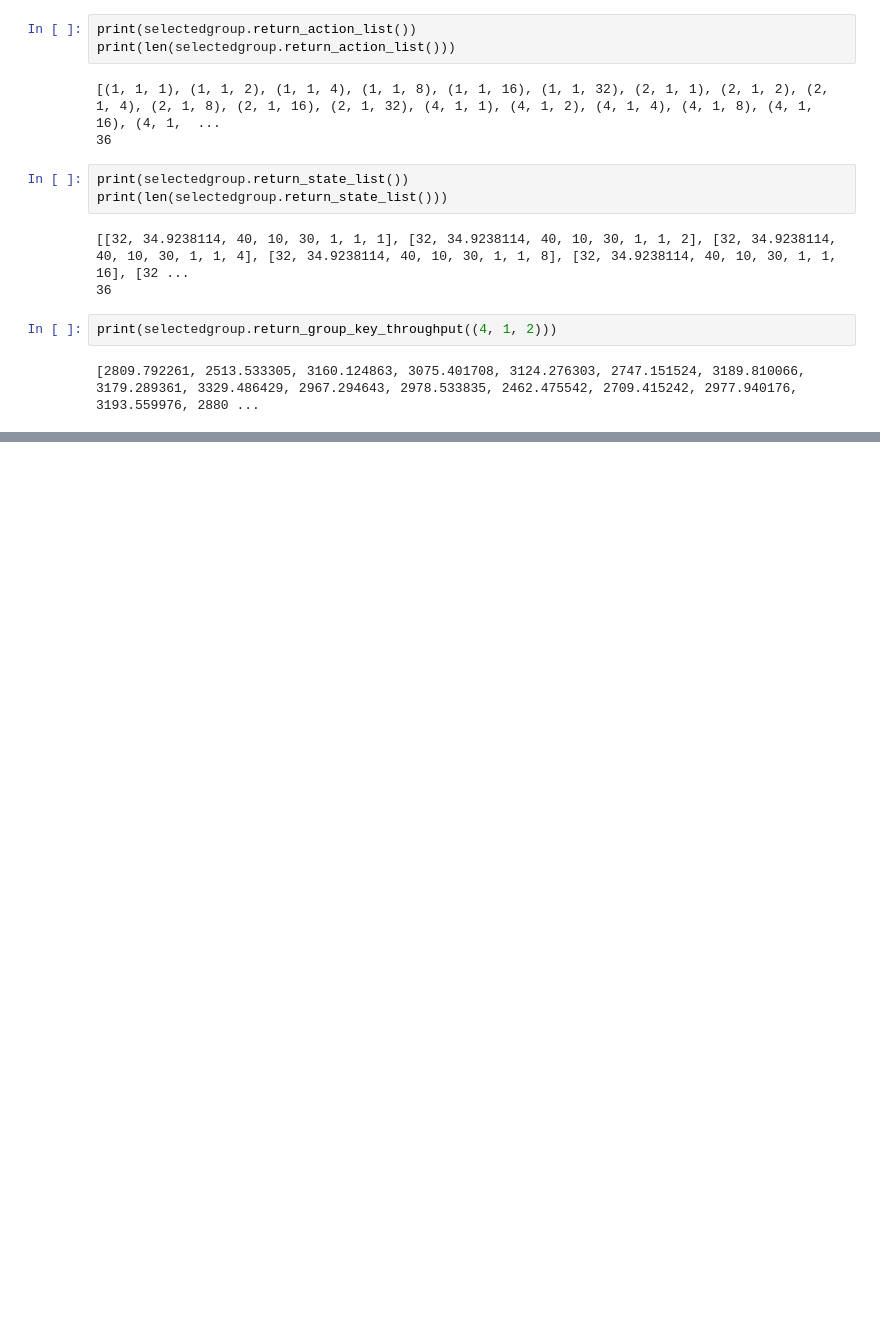
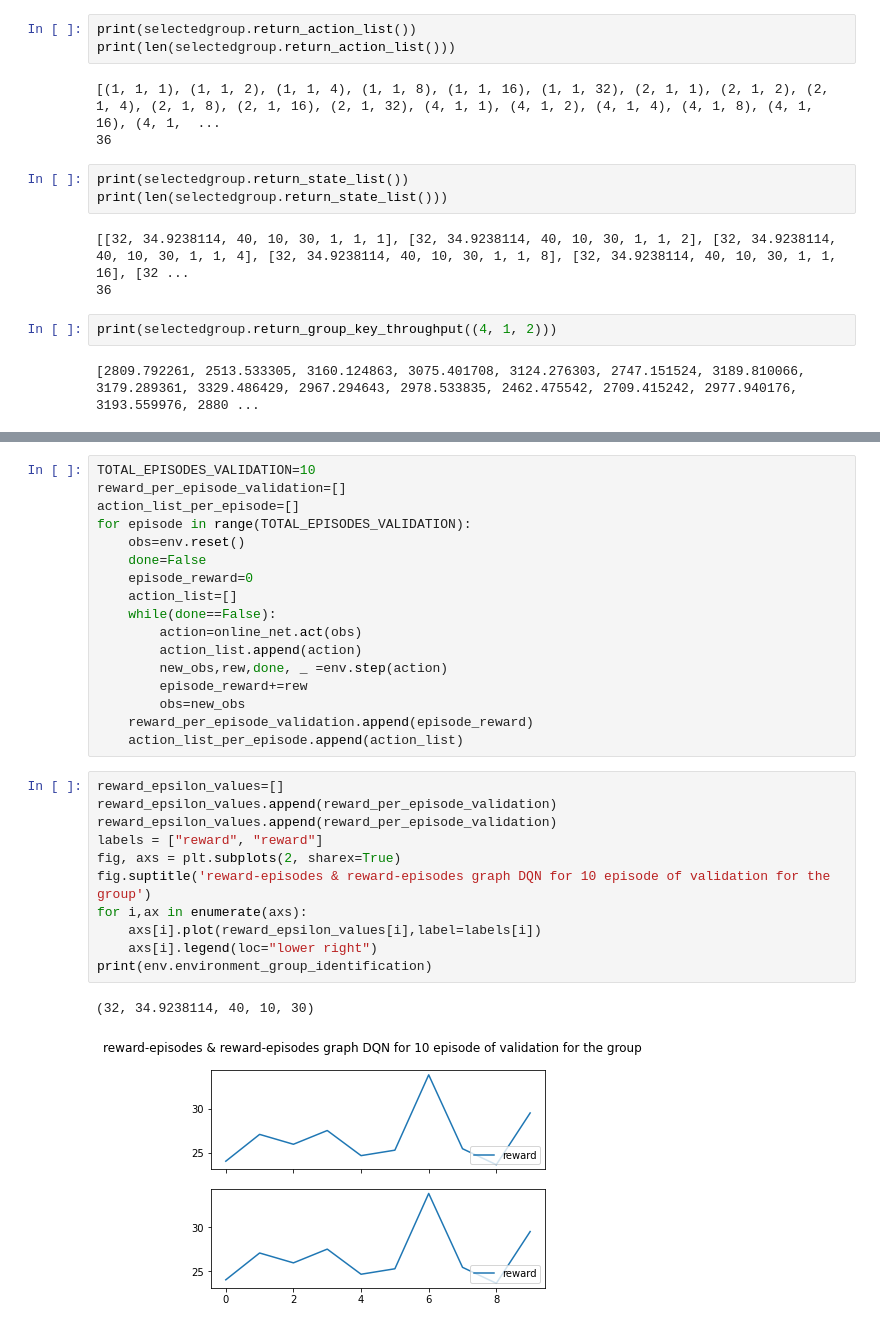
Before and after one commit to jgoldverg/RL_Metric, a Jupyter notebook: codes/driver_code.ipynb, the cells around one changed output, grey strips where cells are left out. Drawn from its saved outputs; the diff is of its cells as text; blank space fills up the shorter version.

```diff
--- a/codes/driver_code.ipynb
+++ b/codes/driver_code.ipynb
@@ -391,0 +368,31 @@ Group Key:  37  total reward:  206.1384432335492
+# %%
+TOTAL_EPISODES_VALIDATION=10
+reward_per_episode_validation=[]
+action_list_per_episode=[]
+for episode in range(TOTAL_EPISODES_VALIDATION):
+    obs=env.reset()
+    done=False
+    episode_reward=0
+    action_list=[]
+    while(done==False):
+        action=online_net.act(obs)
+        action_list.append(action)
+        new_obs,rew,done, _ =env.step(action)
+        episode_reward+=rew
+        obs=new_obs
+    reward_per_episode_validation.append(episode_reward)
+    action_list_per_episode.append(action_list)
+# %%
+reward_epsilon_values=[]
+reward_epsilon_values.append(reward_per_episode_validation)
+reward_epsilon_values.append(reward_per_episode_validation)
+labels = ["reward", "reward"]
+fig, axs = plt.subplots(2, sharex=True)
+fig.suptitle('reward-episodes & reward-episodes graph DQN for 10 episode of validation for the group')
+for i,ax in enumerate(axs):
+    axs[i].plot(reward_epsilon_values[i],label=labels[i])
+    axs[i].legend(loc="lower right")
+print(env.environment_group_identification)
+# %% [output]
+(32, 34.9238114, 40, 10, 30)
+[figure, added]
```
Also changed, not shown: parts of 22 cells of this notebook, 4 other files.
